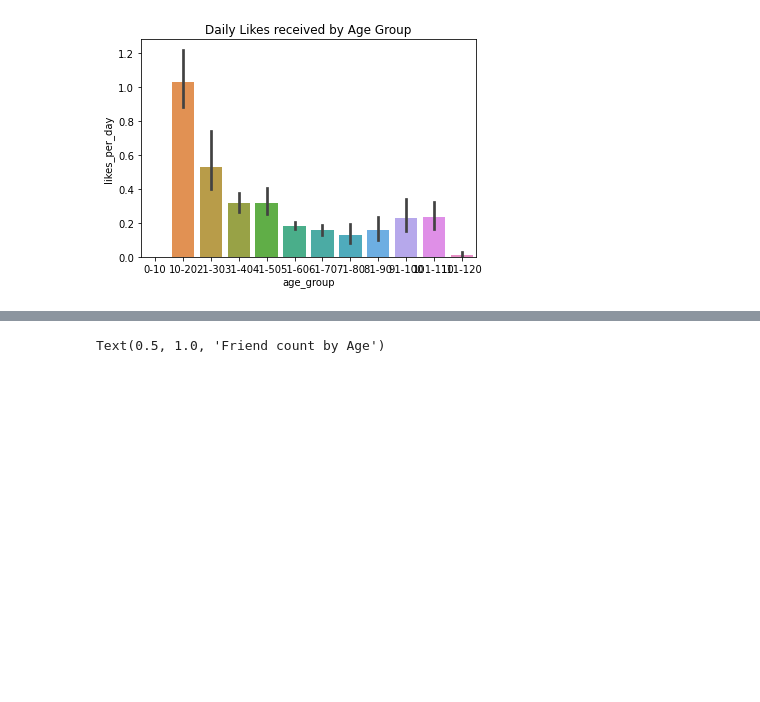
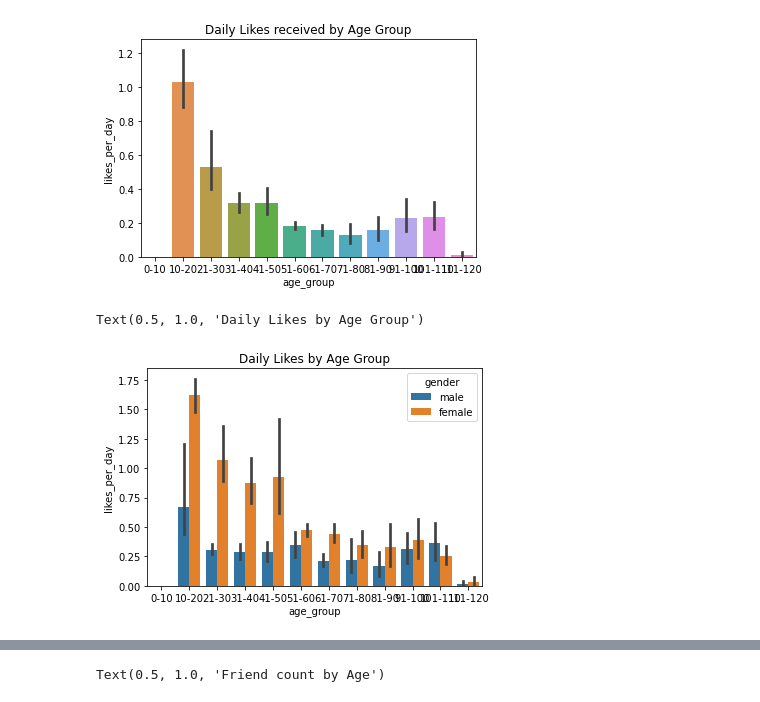
Before and after one commit to Themoonflow/DataMeshNetwork, a Jupyter notebook: SQL_InterAct.ipynb, the cells around one changed output, grey strips where cells are left out. Cells and saved outputs as stored; diff of their text form; code cells hidden in the pictures; blank space fills up the shorter version.

Commit message:
Gender comparism

```diff
--- a/SQL_InterAct.ipynb
+++ b/SQL_InterAct.ipynb
@@ -208,3 +228,9 @@ ax.set_title('Daily Likes received by Age Group')
 # %% [output]
 Text(0.5, 1.0, 'Daily Likes received by Age Group')
 [figure]
+# %%
+ax =sb.barplot(x='age_group', y='likes_per_day', data=fbData, hue=fbData.gender)
+ax.set_title('Daily Likes by Age Group')
+# %% [output]
+Text(0.5, 1.0, 'Daily Likes by Age Group')
+[figure, added]
```
Also changed, not shown: parts of 6 cells of this notebook.
